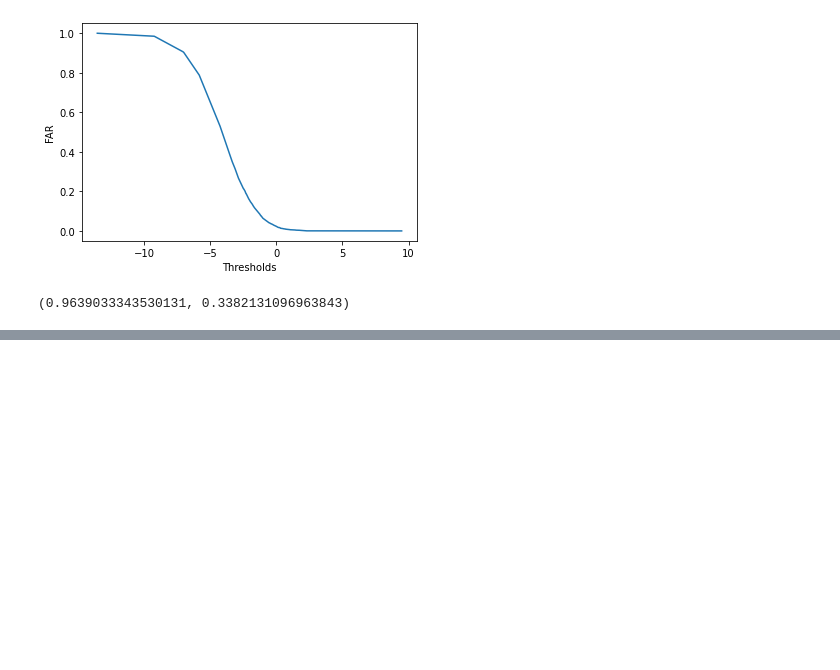
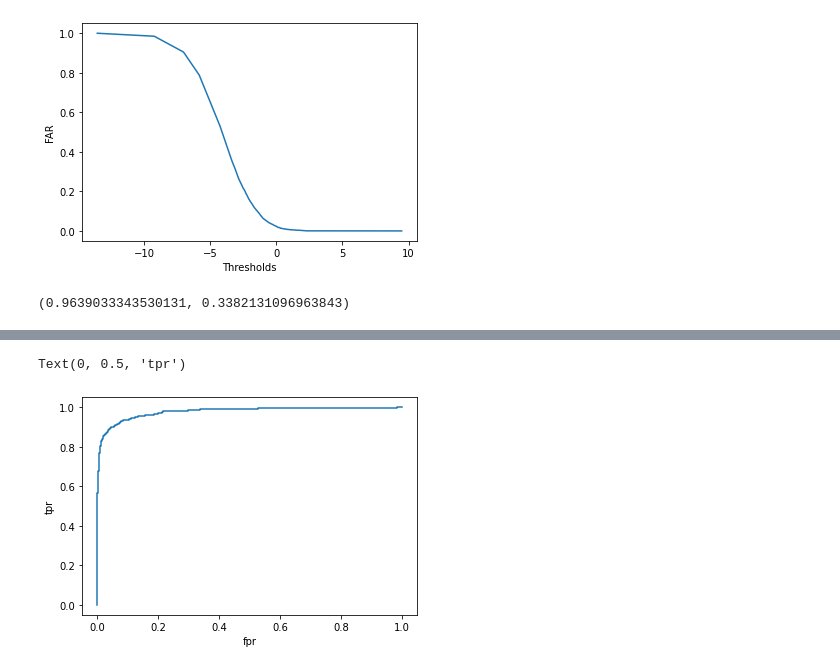
Before and after one commit to karlosos/machine_learning_2, a Jupyter notebook: src/roc.ipynb, the cells around one changed output, grey strips where cells are left out. Drawn from its saved outputs; the diff is of its cells as text; code cells hidden in the pictures; blank space fills up the shorter version.

```diff
--- a/src/roc.ipynb
+++ b/src/roc.ipynb
@@ -173,0 +214,7 @@ np.max(accuracies), thresholds[np.argmax(accuracies)]
+# %%
+plt.plot(fpr, tpr)
+plt.xlabel("fpr")
+plt.ylabel("tpr")
+# %% [output]
+Text(0, 0.5, 'tpr')
+[figure, added]
```
Also changed, not shown: parts of 5 cells of this notebook.
